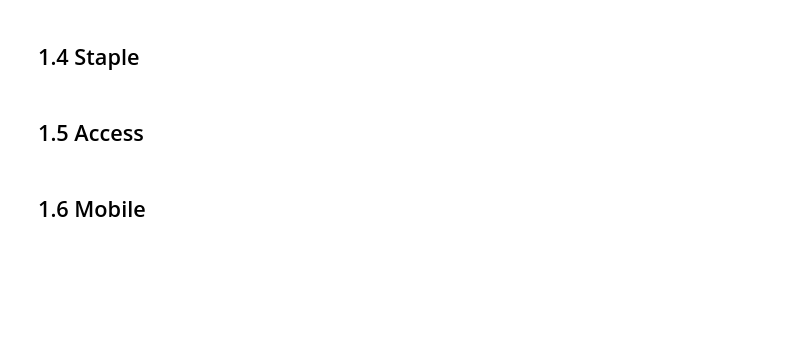
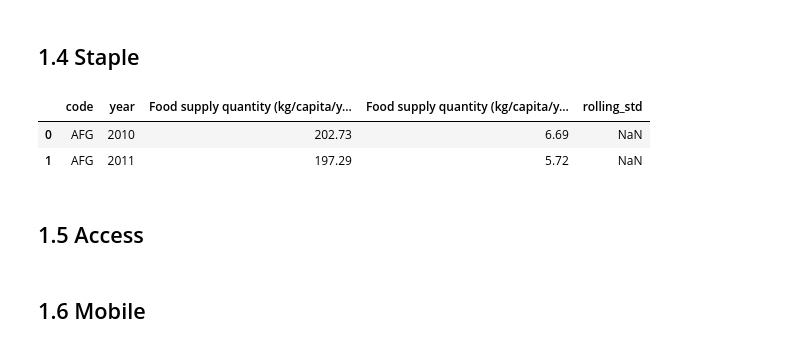
Before and after one commit to Graspp-25-Spring/graspp_2025s_fintech, a Jupyter notebook: notebooks/Milestone_2.ipynb, the cells around one changed output. Cells and saved outputs as stored; diff of their text form; code cells hidden in the pictures; blank space fills up the shorter version.

```diff
--- a/notebooks/Milestone_2.ipynb
+++ b/notebooks/Milestone_2.ipynb
@@ -85,8 +107,13 @@ basic_stats(df_gfi)
 # %% [markdown]
 ## 1.4 Staple
 # %%
-df_staple = pd.read_csv('../Data/processed/merged_output_wide.csv')
+df_staple = pd.read_csv('../Data/processed/StapleFoodStability_adjusted.csv')
+df_agri = df_agri.rename(columns={'Code': 'country'})
 df_staple.head(2)
+# %% [output]
+|  | code | year | Food supply quantity (kg/capita/y... | Food supply quantity (kg/capita/y... | rolling_std |
+| 0 | AFG | 2010 | 202.73 | 6.69 | NaN |
+| 1 | AFG | 2011 | 197.29 | 5.72 | NaN |
 # %%
 basic_stats(df_staple)
 # %% [markdown]
```
Also changed, not shown: parts of 2 cells of this notebook.
